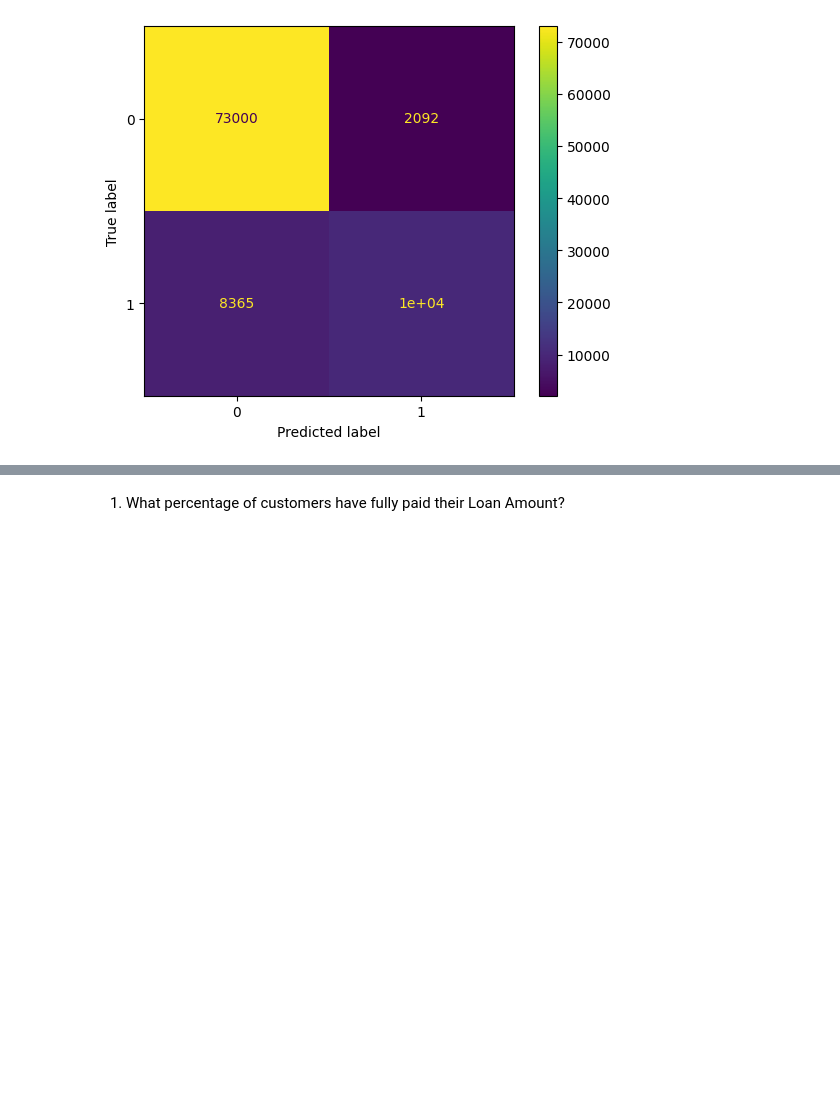
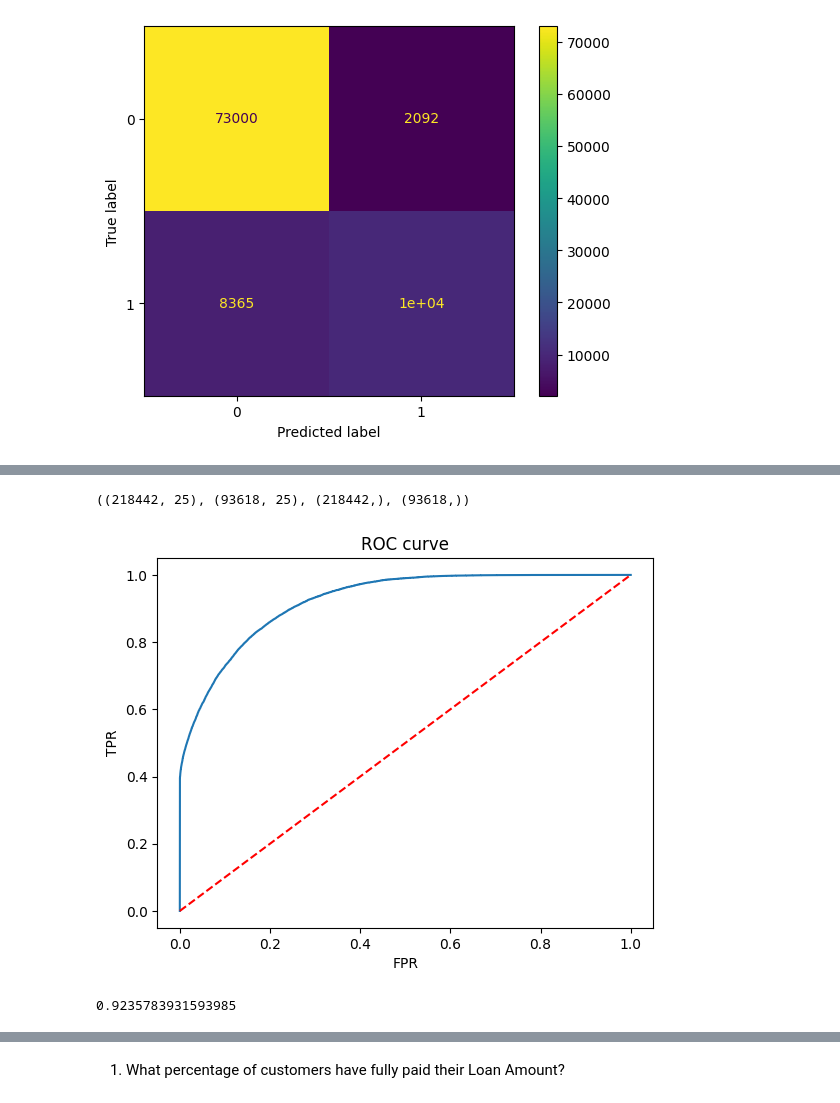
Before and after one commit to Rhy-Shah/ML, a Jupyter notebook: LoanTap/loantap.ipynb, the cells around one changed output, grey strips where cells are left out. Drawn from its saved outputs; the diff is of its cells as text; code cells hidden in the pictures; blank space fills up the shorter version.

```diff
--- a/LoanTap/loantap.ipynb
+++ b/LoanTap/loantap.ipynb
@@ -607,0 +619,20 @@ ConfusionMatrixDisplay(confusion_matrix=cm, display_labels=model.classes_).plot(
+# %%
+X_train.shape, X_test.shape, y_train.shape, y_test.shape
+# %% [output]
+((218442, 25), (93618, 25), (218442,), (93618,))
+# %%
+prob = (model.predict_proba(X_test))[:,1]
+fpr, tpr, thr = roc_curve(y_test, prob)
+
+plt.plot(fpr,tpr)
+plt.plot(fpr,fpr,'--',color='red' )
+plt.title('ROC curve')
+plt.xlabel('FPR')
+plt.ylabel('TPR')
+plt.show()
+# %% [output]
+[figure, added]
+# %%
+roc_auc_score(y_test,prob)
+# %% [output]
+0.9235783931593985
```
Also changed, not shown: parts of 13 cells of this notebook.
